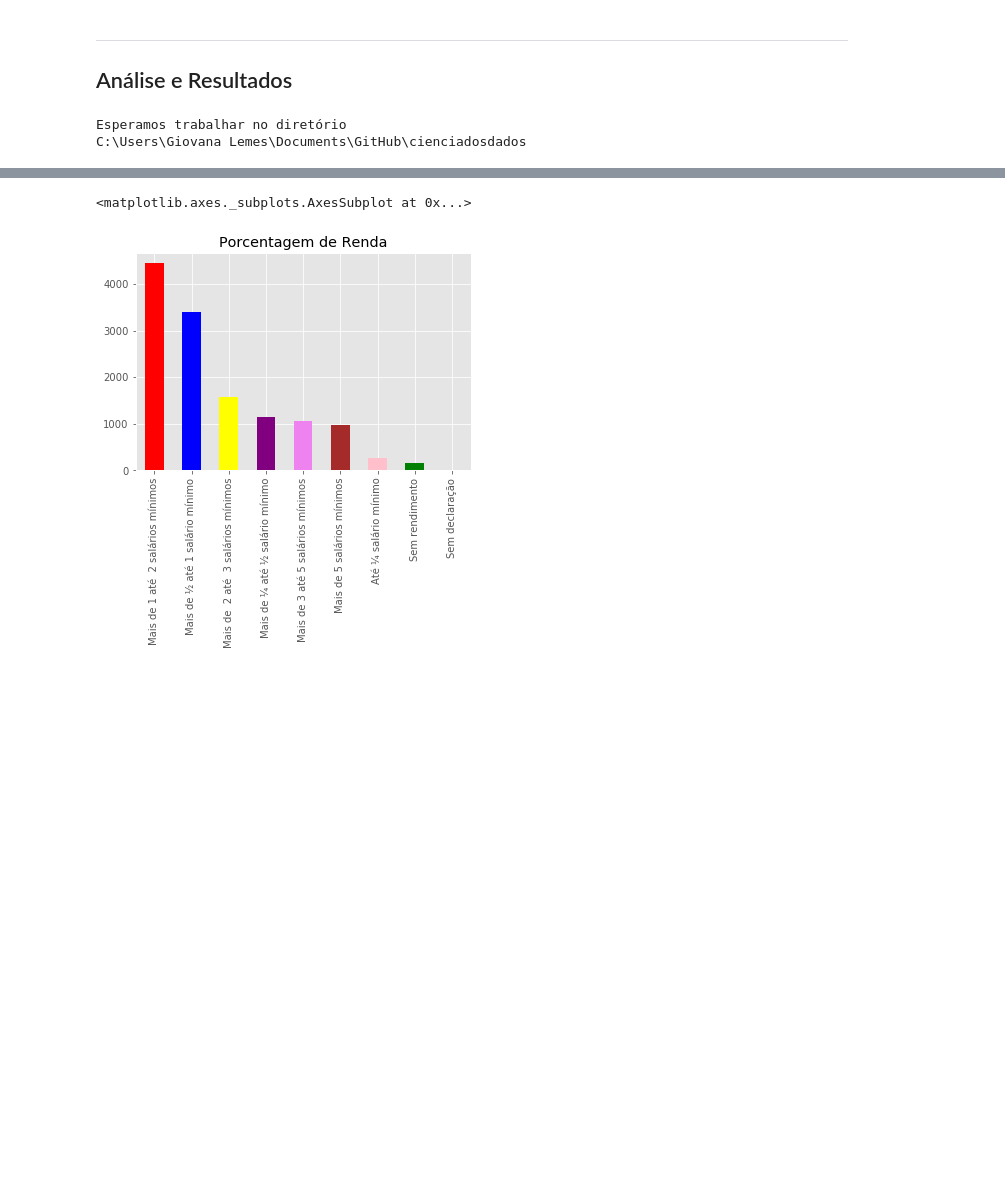
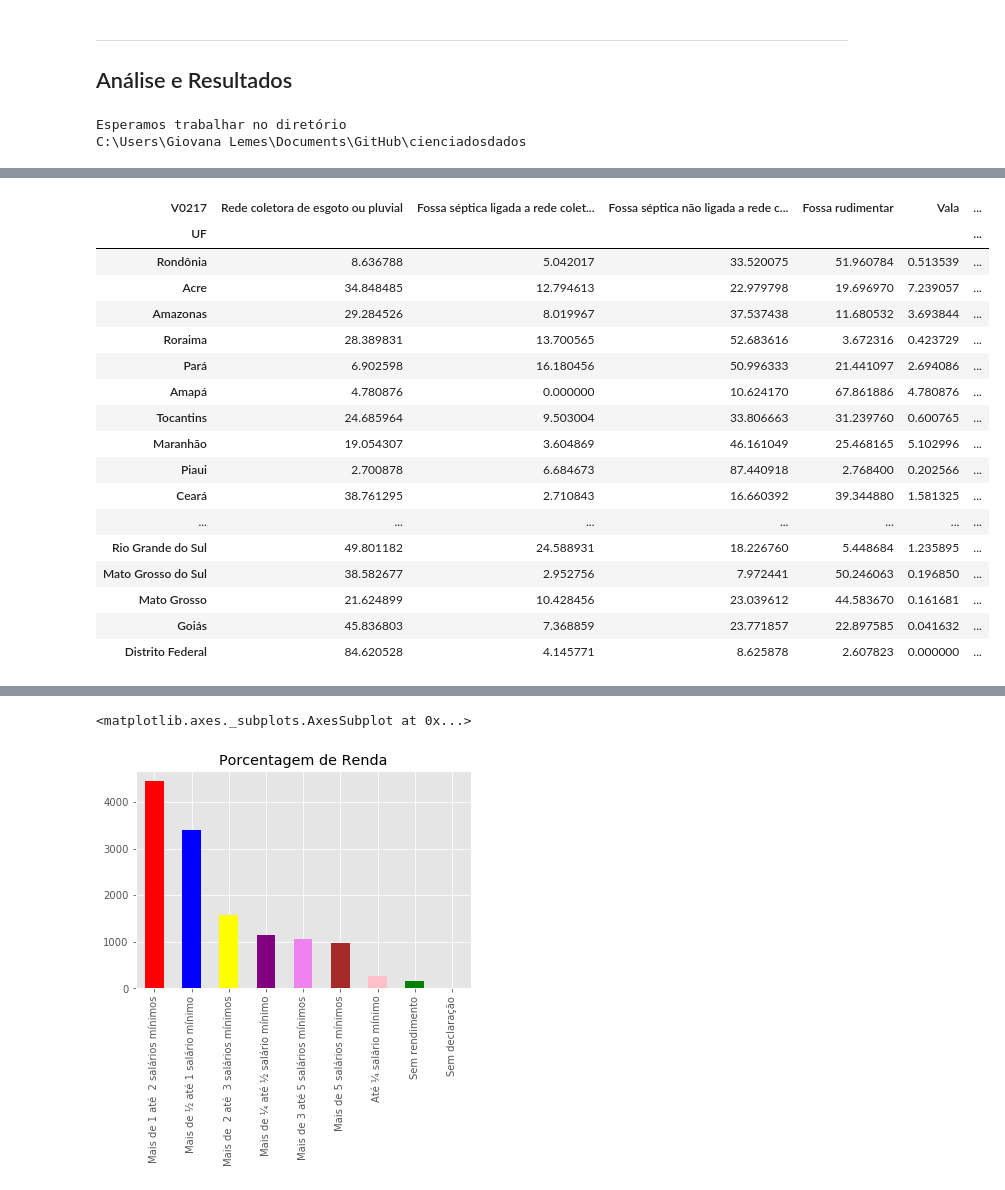
Before and after one commit to giovanacrl/cienciadosdados, a Jupyter notebook: Projeto1 Layout.ipynb, the cells around one changed output, grey strips where cells are left out. Saved outputs shown, nothing was run; the diff lists cells and outputs as text; code cells hidden in the pictures; blank space fills up the shorter version.

```diff
--- a/Projeto1 Layout.ipynb
+++ b/Projeto1 Layout.ipynb
@@ -141,0 +142,21 @@ sao_paulo.head()
+# %%
+crosstab
+# %% [output]
+| V0217 | Rede coletora de esgoto ou pluvial | Fossa séptica ligada a rede colet... | Fossa séptica não ligada a rede c... | Fossa rudimentar | Vala | ... |
+| UF |  |  |  |  |  | ... |
+| Rondônia | 8.636788 | 5.042017 | 33.520075 | 51.960784 | 0.513539 | ... |
+| Acre | 34.848485 | 12.794613 | 22.979798 | 19.696970 | 7.239057 | ... |
+| Amazonas | 29.284526 | 8.019967 | 37.537438 | 11.680532 | 3.693844 | ... |
+| Roraima | 28.389831 | 13.700565 | 52.683616 | 3.672316 | 0.423729 | ... |
+| Pará | 6.902598 | 16.180456 | 50.996333 | 21.441097 | 2.694086 | ... |
+| Amapá | 4.780876 | 0.000000 | 10.624170 | 67.861886 | 4.780876 | ... |
+| Tocantins | 24.685964 | 9.503004 | 33.806663 | 31.239760 | 0.600765 | ... |
+| Maranhão | 19.054307 | 3.604869 | 46.161049 | 25.468165 | 5.102996 | ... |
+| Piaui | 2.700878 | 6.684673 | 87.440918 | 2.768400 | 0.202566 | ... |
+| Ceará | 38.761295 | 2.710843 | 16.660392 | 39.344880 | 1.581325 | ... |
+| ... | ... | ... | ... | ... | ... | ... |
+| Rio Grande do Sul | 49.801182 | 24.588931 | 18.226760 | 5.448684 | 1.235895 | ... |
+| Mato Grosso do Sul | 38.582677 | 2.952756 | 7.972441 | 50.246063 | 0.196850 | ... |
+| Mato Grosso | 21.624899 | 10.428456 | 23.039612 | 44.583670 | 0.161681 | ... |
+| Goiás | 45.836803 | 7.368859 | 23.771857 | 22.897585 | 0.041632 | ... |
+| Distrito Federal | 84.620528 | 4.145771 | 8.625878 | 2.607823 | 0.000000 | ... |
```
Also changed, not shown: parts of 7 cells of this notebook.
